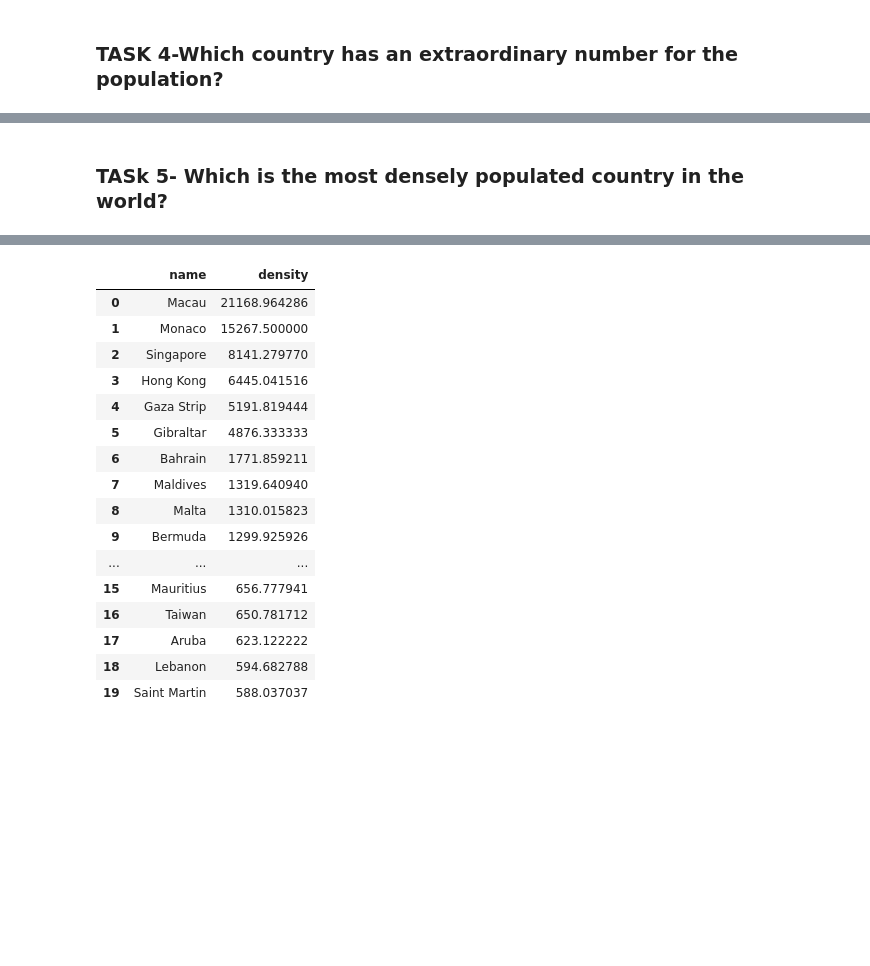
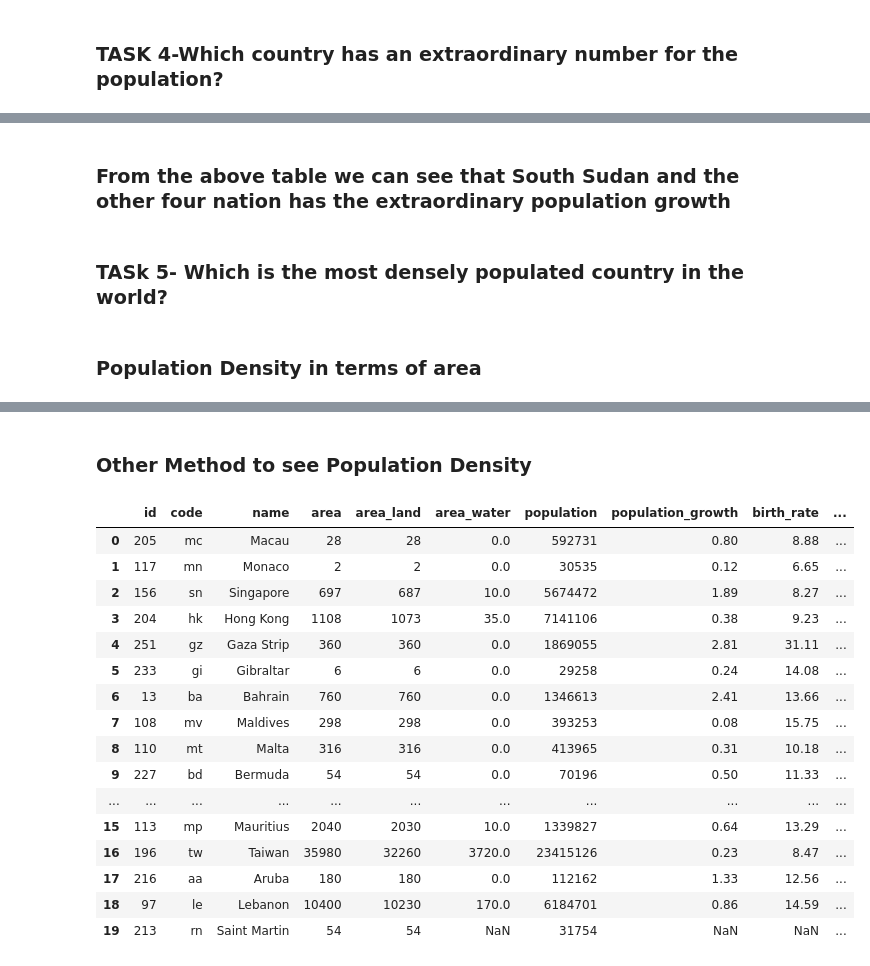
Before and after one commit to aditya129712/MASTER-SQL-PROJECT-FSDA, a Jupyter notebook: CIA factbook/CIA FACTBOOK COUNTRY COMPARISON.ipynb, the cells around one changed output, grey strips where cells are left out. Cells and saved outputs as stored; diff of their text form; code cells hidden in the pictures; blank space fills up the shorter version.

```diff
--- a/CIA factbook/CIA FACTBOOK COUNTRY COMPARISON.ipynb
+++ b/CIA factbook/CIA FACTBOOK COUNTRY COMPARISON.ipynb
@@ -115,6 +112,10 @@ pd.read_sql_query(database11,conn)
 | 2 | 29 | by | Burundi | 27830.0 | 25680.0 | 2150.0 | 10742276 | 3.28 | 42.01 | ... |
 | 3 | 128 | ng | Niger | NaN | 1266700.0 | 300.0 | 18045729 | 3.25 | 45.45 | ... |
 | 4 | 182 | ug | Uganda | 241038.0 | 197100.0 | 43938.0 | 37101745 | 3.24 | 43.79 | ... |
+# %% [markdown]
+### From the above table we can see that South Sudan and the other four nation has the extraordinary population growth
 # %% [markdown]
 ### TASk 5- Which is the most densely populated country in the world?
+# %% [markdown]
+### Population Density in terms of area
 # %%
@@ -129,24 +131,27 @@ pd.read_sql_query(database12,conn)
 | 4 | 173 | th | Thailand | 513120 | 510890 | 2230 | 67976405 | 0.34 | 11.19 | ... |
 | 5 | 185 | uk | United Kingdom | 243610 | 241930 | 1680 | 64088222 | 0.54 | 12.17 | ... |
 | 6 | 192 | vm | Vietnam | 331210 | 310070 | 21140 | 94348835 | 0.97 | 15.96 | ... |
+# %% [markdown]
+### Other Method to see Population Density
 # %%
-database13 = "SELECT name, cast(population as float)/cast(area as float) density from facts order by density desc limit 20"
-pd.read_sql_query(database13, conn)
+### population density vs area
+database11 = "SELECT *, cast(population as float)/cast(area as float) density from facts order by density desc limit 20"
+pd.read_sql_query(database11, conn)
 # %% [output]
-|  | name | density |
-| 0 | Macau | 21168.964286 |
-| 1 | Monaco | 15267.500000 |
-| 2 | Singapore | 8141.279770 |
-| 3 | Hong Kong | 6445.041516 |
-| 4 | Gaza Strip | 5191.819444 |
-| 5 | Gibraltar | 4876.333333 |
-| 6 | Bahrain | 1771.859211 |
-| 7 | Maldives | 1319.640940 |
-| 8 | Malta | 1310.015823 |
-| 9 | Bermuda | 1299.925926 |
-| ... | ... | ... |
-| 15 | Mauritius | 656.777941 |
-| 16 | Taiwan | 650.781712 |
-| 17 | Aruba | 623.122222 |
-| 18 | Lebanon | 594.682788 |
-| 19 | Saint Martin | 588.037037 |
+|  | id | code | name | area | area_land | area_water | population | population_growth | birth_rate | ... |
+| 0 | 205 | mc | Macau | 28 | 28 | 0.0 | 592731 | 0.80 | 8.88 | ... |
+| 1 | 117 | mn | Monaco | 2 | 2 | 0.0 | 30535 | 0.12 | 6.65 | ... |
+| 2 | 156 | sn | Singapore | 697 | 687 | 10.0 | 5674472 | 1.89 | 8.27 | ... |
+| 3 | 204 | hk | Hong Kong | 1108 | 1073 | 35.0 | 7141106 | 0.38 | 9.23 | ... |
+| 4 | 251 | gz | Gaza Strip | 360 | 360 | 0.0 | 1869055 | 2.81 | 31.11 | ... |
+| 5 | 233 | gi | Gibraltar | 6 | 6 | 0.0 | 29258 | 0.24 | 14.08 | ... |
+| 6 | 13 | ba | Bahrain | 760 | 760 | 0.0 | 1346613 | 2.41 | 13.66 | ... |
+| 7 | 108 | mv | Maldives | 298 | 298 | 0.0 | 393253 | 0.08 | 15.75 | ... |
+| 8 | 110 | mt | Malta | 316 | 316 | 0.0 | 413965 | 0.31 | 10.18 | ... |
+| 9 | 227 | bd | Bermuda | 54 | 54 | 0.0 | 70196 | 0.50 | 11.33 | ... |
+| ... | ... | ... | ... | ... | ... | ... | ... | ... | ... | ... |
+| 15 | 113 | mp | Mauritius | 2040 | 2030 | 10.0 | 1339827 | 0.64 | 13.29 | ... |
+| 16 | 196 | tw | Taiwan | 35980 | 32260 | 3720.0 | 23415126 | 0.23 | 8.47 | ... |
+| 17 | 216 | aa | Aruba | 180 | 180 | 0.0 | 112162 | 1.33 | 12.56 | ... |
+| 18 | 97 | le | Lebanon | 10400 | 10230 | 170.0 | 6184701 | 0.86 | 14.59 | ... |
+| 19 | 213 | rn | Saint Martin | 54 | 54 | NaN | 31754 | NaN | NaN | ... |
```
Also changed, not shown: parts of 16 cells of this notebook.
